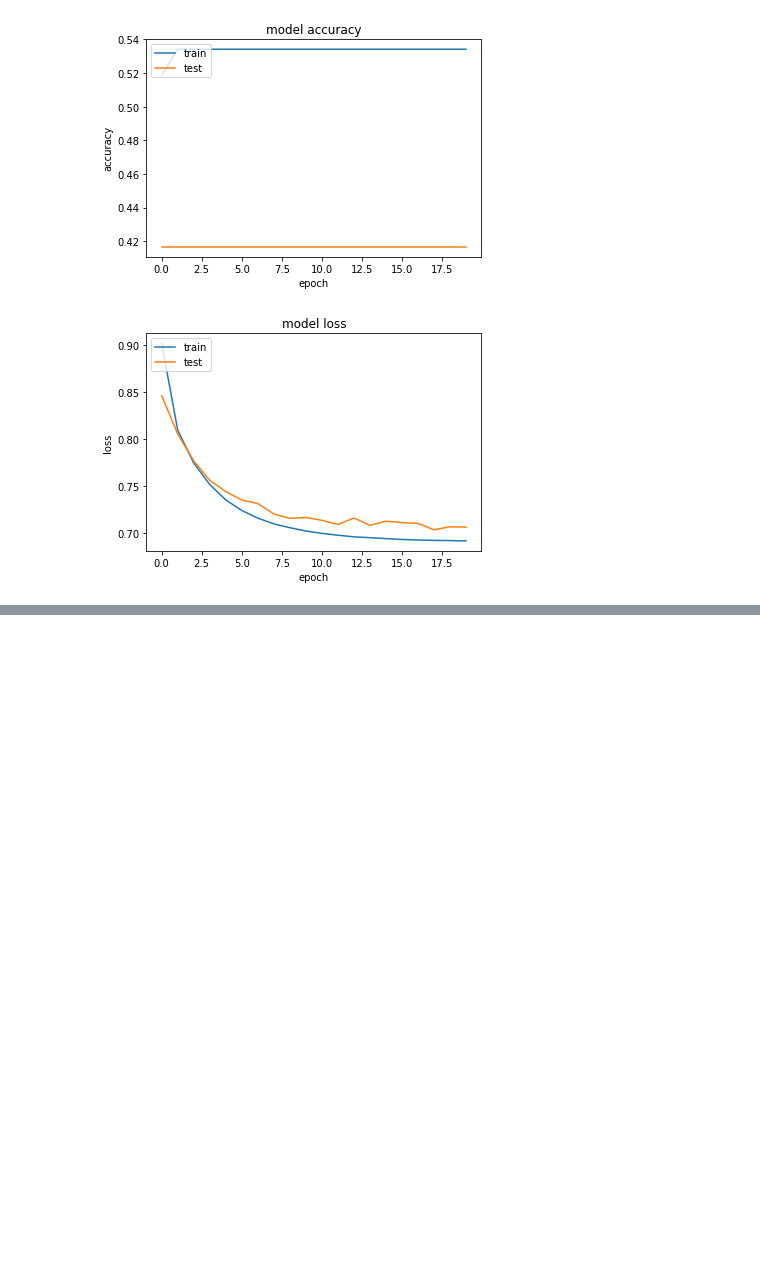
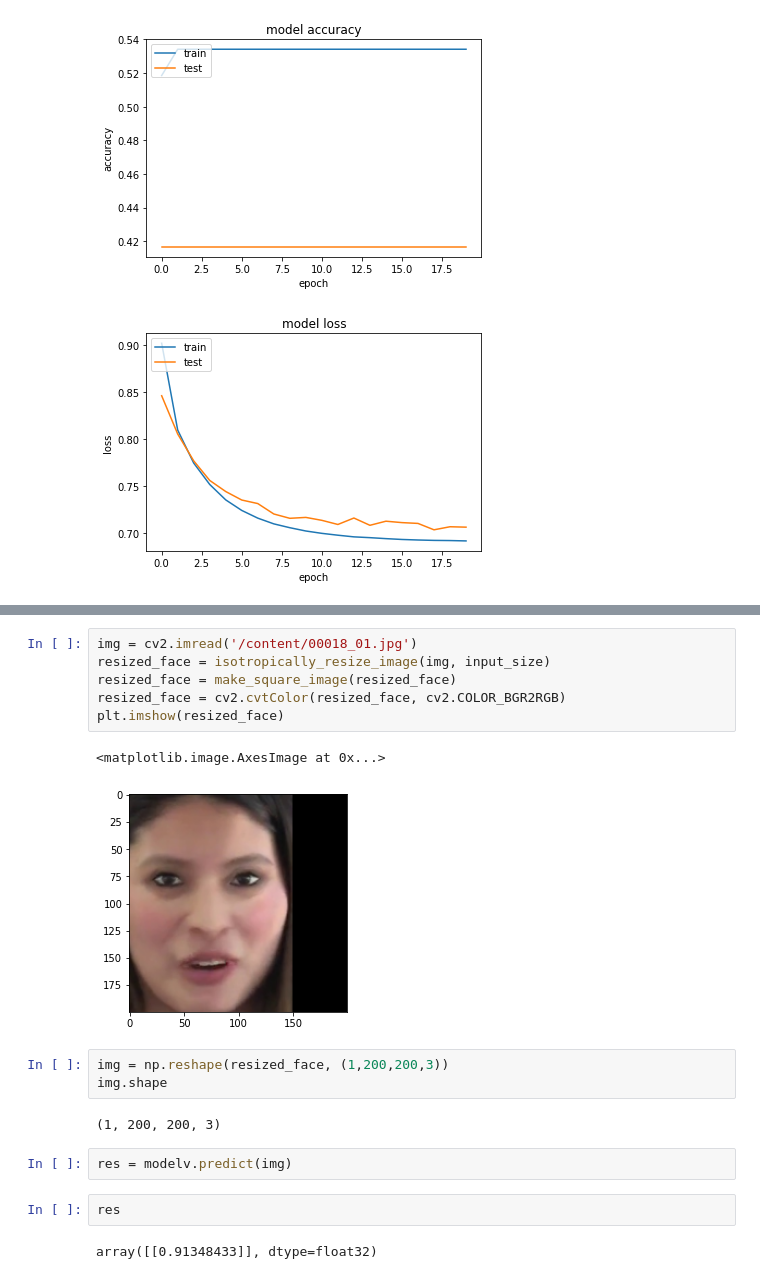
Before and after one commit to sowmen/Deepfake-Challenge-Kaggle, a Jupyter notebook: Logistic_Network_Baseline.ipynb, the cells around one changed output, grey strips where cells are left out. Saved outputs shown, nothing was run; the diff lists cells and outputs as text; blank space fills up the shorter version.

```diff
--- a/Logistic_Network_Baseline.ipynb
+++ b/Logistic_Network_Baseline.ipynb
@@ -973,0 +1043,20 @@ plt.show()
+# %%
+img = cv2.imread('/content/00018_01.jpg')
+resized_face = isotropically_resize_image(img, input_size)
+resized_face = make_square_image(resized_face)
+resized_face = cv2.cvtColor(resized_face, cv2.COLOR_BGR2RGB)
+plt.imshow(resized_face)
+# %% [output]
+<matplotlib.image.AxesImage at 0x...>
+[figure, added]
+# %%
+img = np.reshape(resized_face, (1,200,200,3))
+img.shape
+# %% [output]
+(1, 200, 200, 3)
+# %%
+res = modelv.predict(img)
+# %%
+res
+# %% [output]
+array([[0.91348433]], dtype=float32)
```
Also changed, not shown: parts of 26 cells of this notebook.
